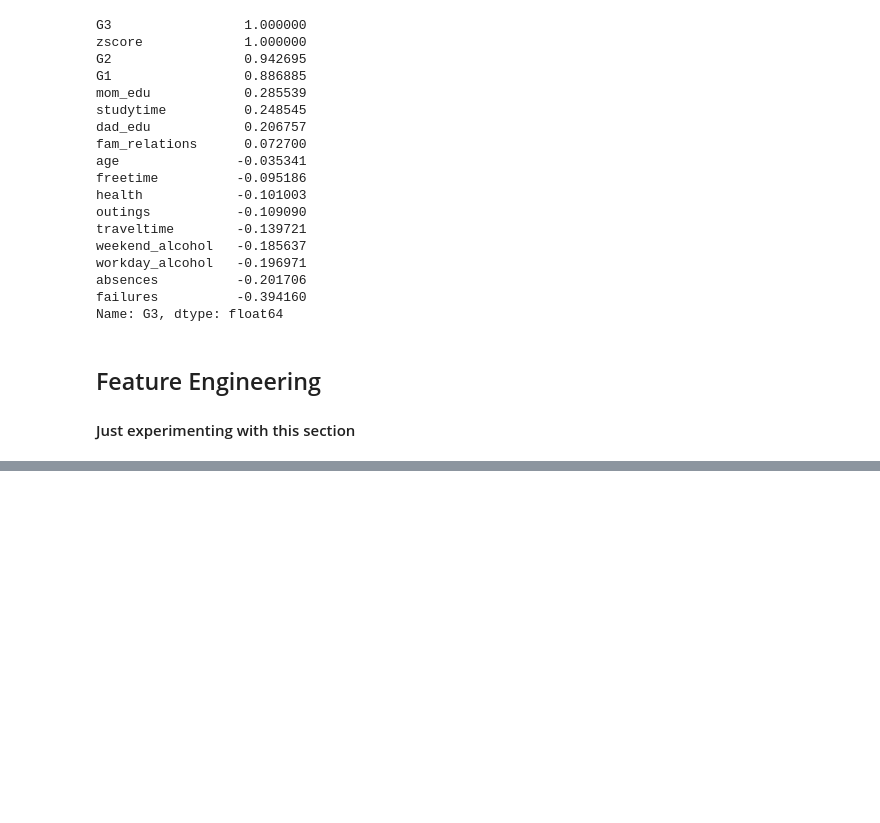
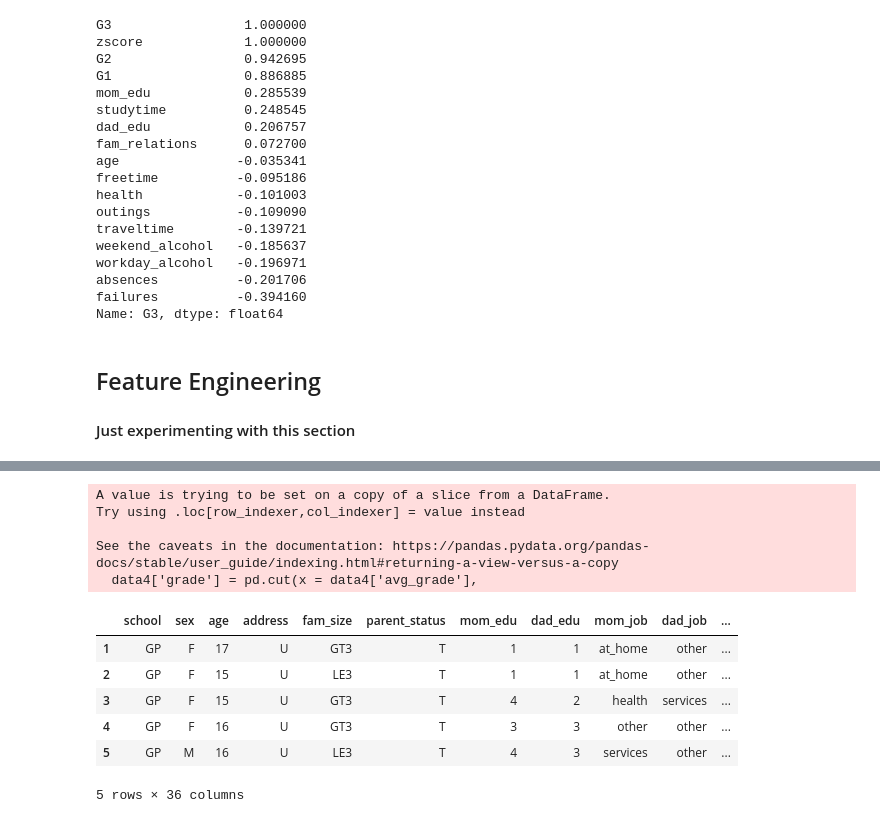
Before and after one commit to sk2003hw/Data-Mining-and-Machine-Learning-Portfolio, a Jupyter notebook: Lab 2.ipynb, the cells around one changed output, grey strips where cells are left out. Drawn from its saved outputs; the diff is of its cells as text; code cells hidden in the pictures; blank space fills up the shorter version.

```diff
--- a/Lab 2.ipynb
+++ b/Lab 2.ipynb
@@ -512,0 +527,20 @@ data['avg_grade'] = (data['G1']+data['G2']+data['G3'])/3 # to add an extra attri
+# %%
+data4.sort_values(by=['avg_grade'])
+bin_labels_5 = ['E', 'D', 'C', 'B', 'A']
+data4['grade'] = pd.cut(x = data4['avg_grade'],
+                              bins=[0, 11, 13, 15, 17, 20],
+                              labels=bin_labels_5)
+data4.head()
+# %% [output]
+A value is trying to be set on a copy of a slice from a DataFrame.
+Try using .loc[row_indexer,col_indexer] = value instead
+
+See the caveats in the documentation: https://pandas.pydata.org/pandas-docs/stable/user_guide/indexing.html#returning-a-view-versus-a-copy
+  data4['grade'] = pd.cut(x = data4['avg_grade'],
+|  | school | sex | age | address | fam_size | parent_status | mom_edu | dad_edu | mom_job | dad_job | ... |
+| 1 | GP | F | 17 | U | GT3 | T | 1 | 1 | at_home | other | ... |
+| 2 | GP | F | 15 | U | LE3 | T | 1 | 1 | at_home | other | ... |
+| 3 | GP | F | 15 | U | GT3 | T | 4 | 2 | health | services | ... |
+| 4 | GP | F | 16 | U | GT3 | T | 3 | 3 | other | other | ... |
+| 5 | GP | M | 16 | U | LE3 | T | 4 | 3 | services | other | ... |
+5 rows × 36 columns
```
Also changed, not shown: parts of 11 cells of this notebook.
